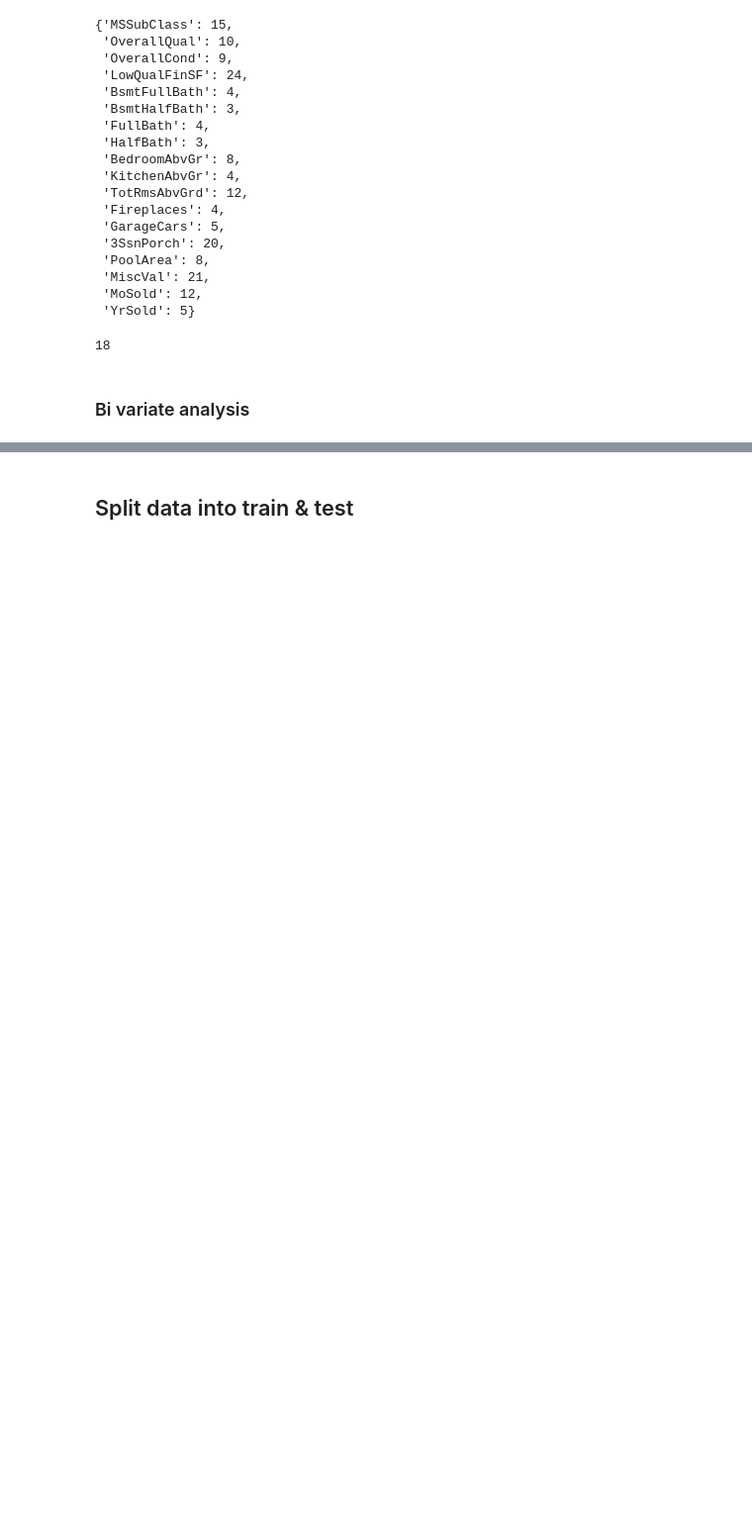
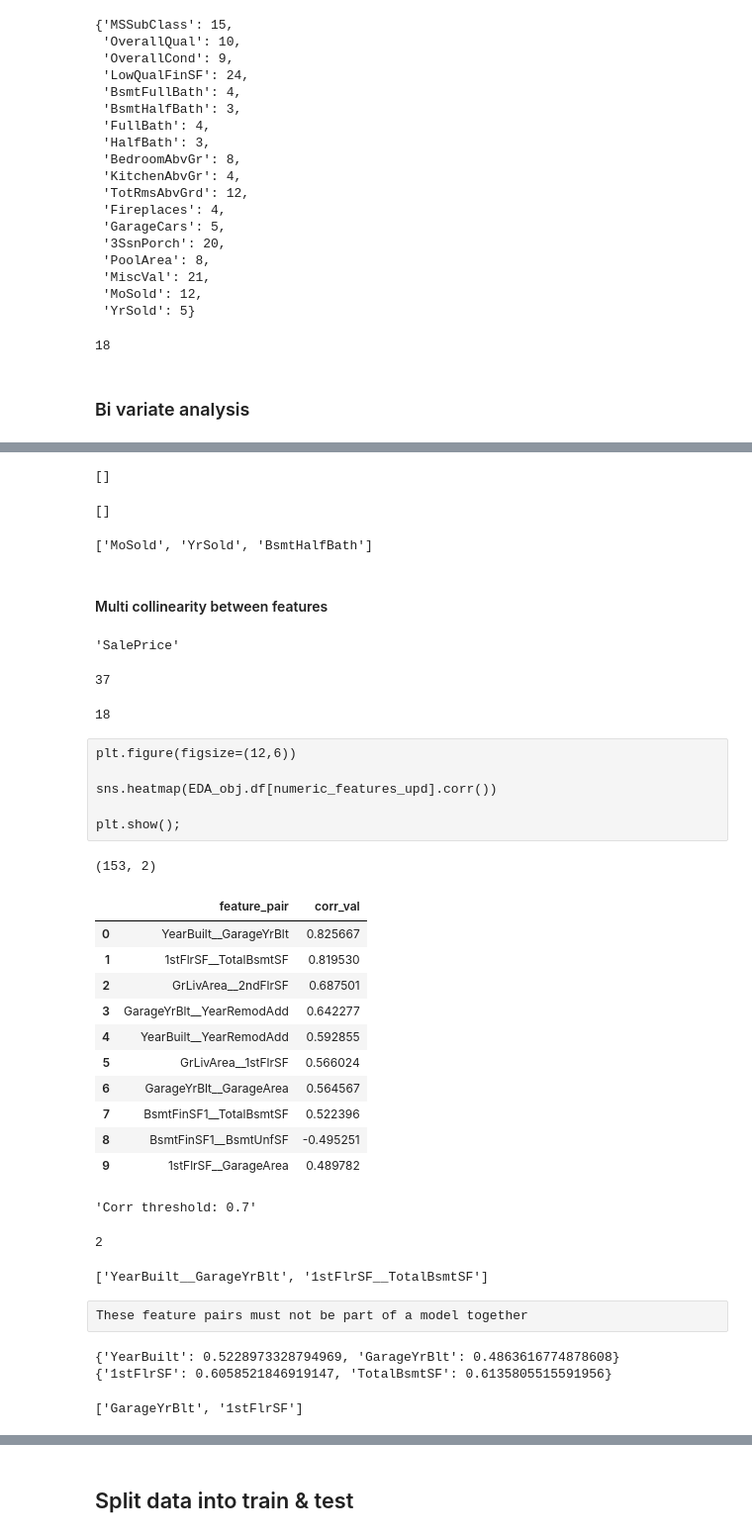
Before and after one commit to datasciencewithpinaki/ML_Templates, a Jupyter notebook: exploration.ipynb, the cells around one changed output, grey strips where cells are left out. Shown: that part at 99% size. Cells and saved outputs as stored; diff of their text form; code cells hidden in the pictures; blank space fills up the shorter version.

```diff
--- a/exploration.ipynb
+++ b/exploration.ipynb
@@ -179,0 +113,7 @@ dtype: int64
+# %%
+catg_features = EDA_obj.df.select_dtypes(include='object').columns.to_list()
+numeric_features = EDA_obj.df.select_dtypes(exclude='object').columns.to_list()
+len(catg_features)
+len(numeric_features)
+EDA_obj.df[catg_features].head(3)
+EDA_obj.df[numeric_features].head(3)
@@ -180,7 +189,7 @@ dtype: int64
 # %%
 ## some features resemble a numeric column; however, we need to treat them as a categorical
-{col: data_raw[col].nunique() for col in numeric_features if data_raw[col].nunique()<50}
-pseudo_catg_features = [col for col in numeric_features if data_raw[col].nunique()<50]
+{col: EDA_obj.df[col].nunique() for col in numeric_features if EDA_obj.df[col].nunique()<50}
+pseudo_catg_features = [col for col in numeric_features if EDA_obj.df[col].nunique()<50]
 len(pseudo_catg_features)
 # %% [output]
 {'MSSubClass': 15,
@@ -446,0 +246,68 @@ len(numeric_features_upd)
+# %%
+_, cols_w_low_dev2 = EDA_obj.explainedDeviationByCols(catg_features)
+cols_w_low_dev2
+# %% [output]
+[]
+# %%
+_, cols_w_low_dev3 = EDA_obj.explainedDeviationByCols(cols_w_manyNAs)
+cols_w_low_dev3
+# %% [output]
+[]
+# %%
+cols_w_low_dev = cols_w_low_dev1 + cols_w_low_dev2
+cols_w_low_dev = cols_w_low_dev + cols_w_low_dev3
+cols_w_low_dev
+# %% [output]
+['MoSold', 'YrSold', 'BsmtHalfBath']
+# %% [markdown]
+#### Multi collinearity between features
+# %%
+EDA_obj.target_feature
+# %% [output]
+'SalePrice'
+# %%
+len(numeric_features)
+numeric_features_upd = list(set(numeric_features).difference(set(pseudo_catg_features + [target_feature])))
+len(numeric_features_upd)
+# %% [output]
+37
+18
+# %% [raw]
+plt.figure(figsize=(12,6))
+
+sns.heatmap(EDA_obj.df[numeric_features_upd].corr())
+
+plt.show();
+# %%
+corr_df, h_corr_pair = EDA_obj.getRankedCorr(numeric_features_upd)
+corr_df.shape
+corr_df.head(10)
+f"Corr threshold: {EDA_obj.CORR_THRESH}"
+
+len(h_corr_pair)
+h_corr_pair
+# %% [output]
+(153, 2)
+|  | feature_pair | corr_val |
+| 0 | YearBuilt__GarageYrBlt | 0.825667 |
+| 1 | 1stFlrSF__TotalBsmtSF | 0.819530 |
+| 2 | GrLivArea__2ndFlrSF | 0.687501 |
+| 3 | GarageYrBlt__YearRemodAdd | 0.642277 |
+| 4 | YearBuilt__YearRemodAdd | 0.592855 |
+| 5 | GrLivArea__1stFlrSF | 0.566024 |
+| 6 | GarageYrBlt__GarageArea | 0.564567 |
+| 7 | BsmtFinSF1__TotalBsmtSF | 0.522396 |
+| 8 | BsmtFinSF1__BsmtUnfSF | -0.495251 |
+| 9 | 1stFlrSF__GarageArea | 0.489782 |
+'Corr threshold: 0.7'
+2
+['YearBuilt__GarageYrBlt', '1stFlrSF__TotalBsmtSF']
+# %% [raw]
+These feature pairs must not be part of a model together
+# %%
+multi_coll_featr = EDA_obj.getMultiCollFeatr(numeric_features_upd)
+multi_coll_featr
+# %% [output]
+{'YearBuilt': 0.5228973328794969, 'GarageYrBlt': 0.4863616774878608}
+{'1stFlrSF': 0.6058521846919147, 'TotalBsmtSF': 0.6135805515591956}
+['GarageYrBlt', '1stFlrSF']
```
Also changed, not shown: parts of 83 cells of this notebook, 4 other files.
